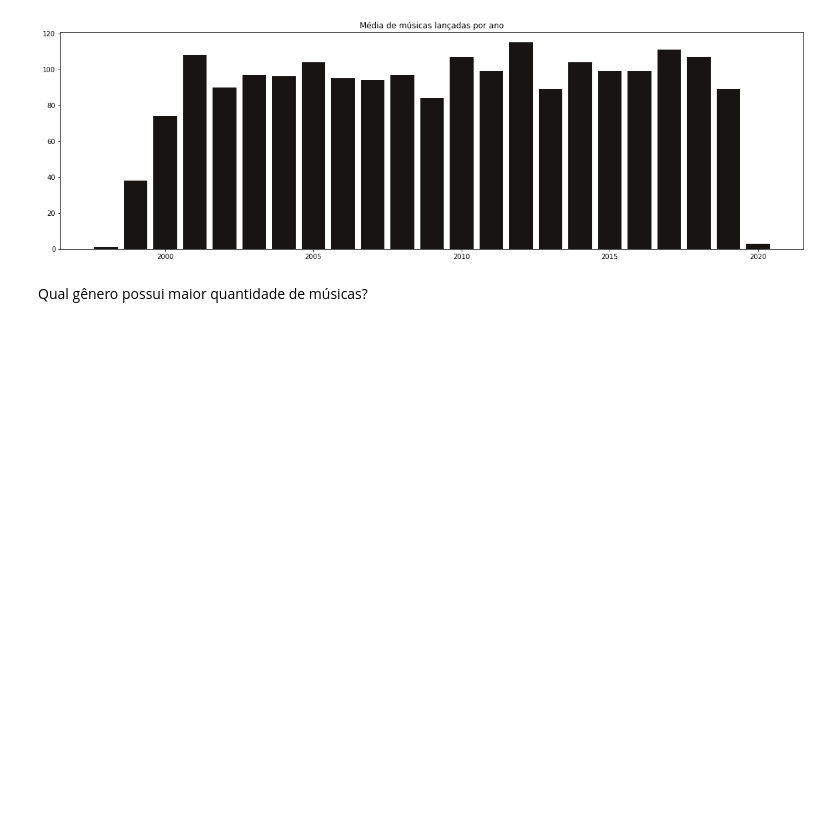
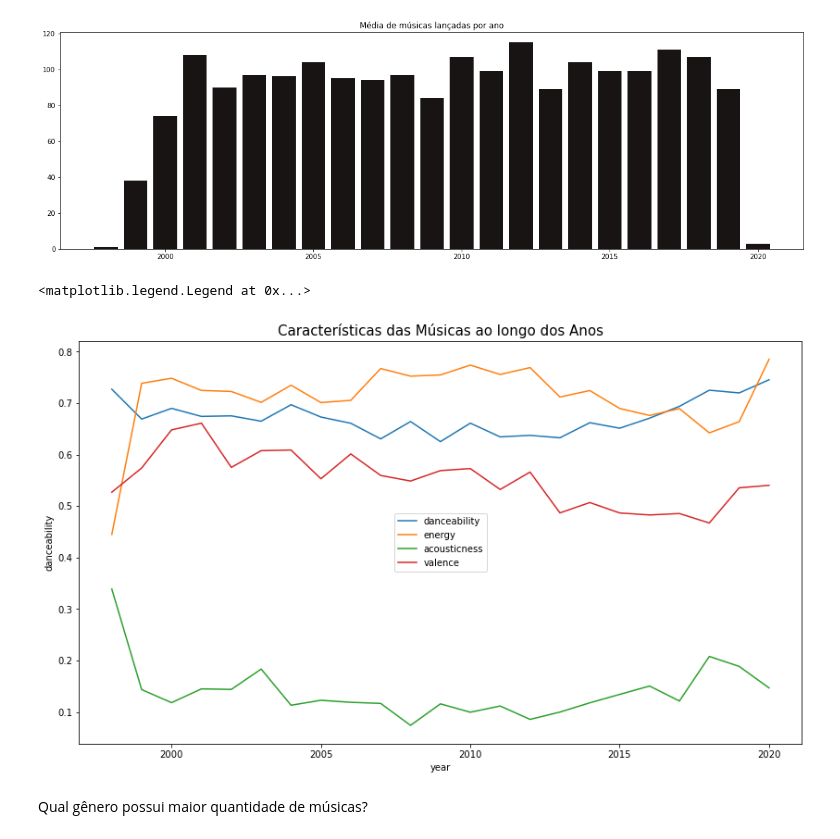
Before and after one commit to lucallegari/project02, a Jupyter notebook: Spotify/solution.ipynb, the cells around one changed output. Drawn from its saved outputs; the diff is of its cells as text; code cells hidden in the pictures; blank space fills up the shorter version.

```diff
--- a/Spotify/solution.ipynb
+++ b/Spotify/solution.ipynb
@@ -127,6 +168,19 @@ plt.title('Média de músicas lançadas por ano')
 # %% [output]
 Text(0.5, 1.0, 'Média de músicas lançadas por ano')
 [figure]
+# %%
+year_mean = df_spotify[['danceability','energy','acousticness', 'valence','year']].groupby('year').mean().sort_values(by='year').reset_index()
+plt.figure(figsize=(14,8))
+plt.title("Características das Músicas ao longo dos Anos", fontsize=15)
+linhas = ['danceability','energy','acousticness','valence']
+
+for linha in linhas:
+    ax = sns.lineplot(x='year', y=linha, data=year_mean)
+
+plt.legend(linhas)
+# %% [output]
+<matplotlib.legend.Legend at 0x...>
+[figure, added]
 # %% [markdown]
 Qual gênero possui maior quantidade de músicas?
 # %%
```
Also changed, not shown: parts of 10 cells of this notebook.
